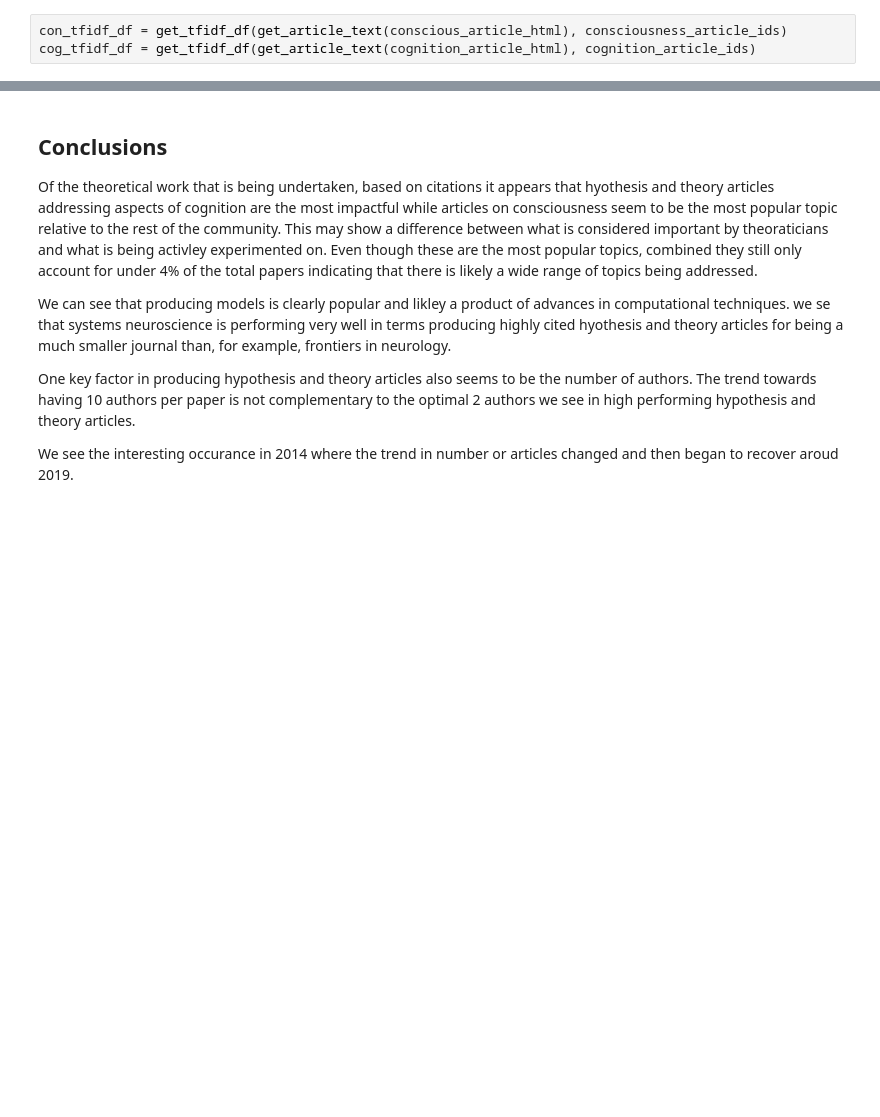
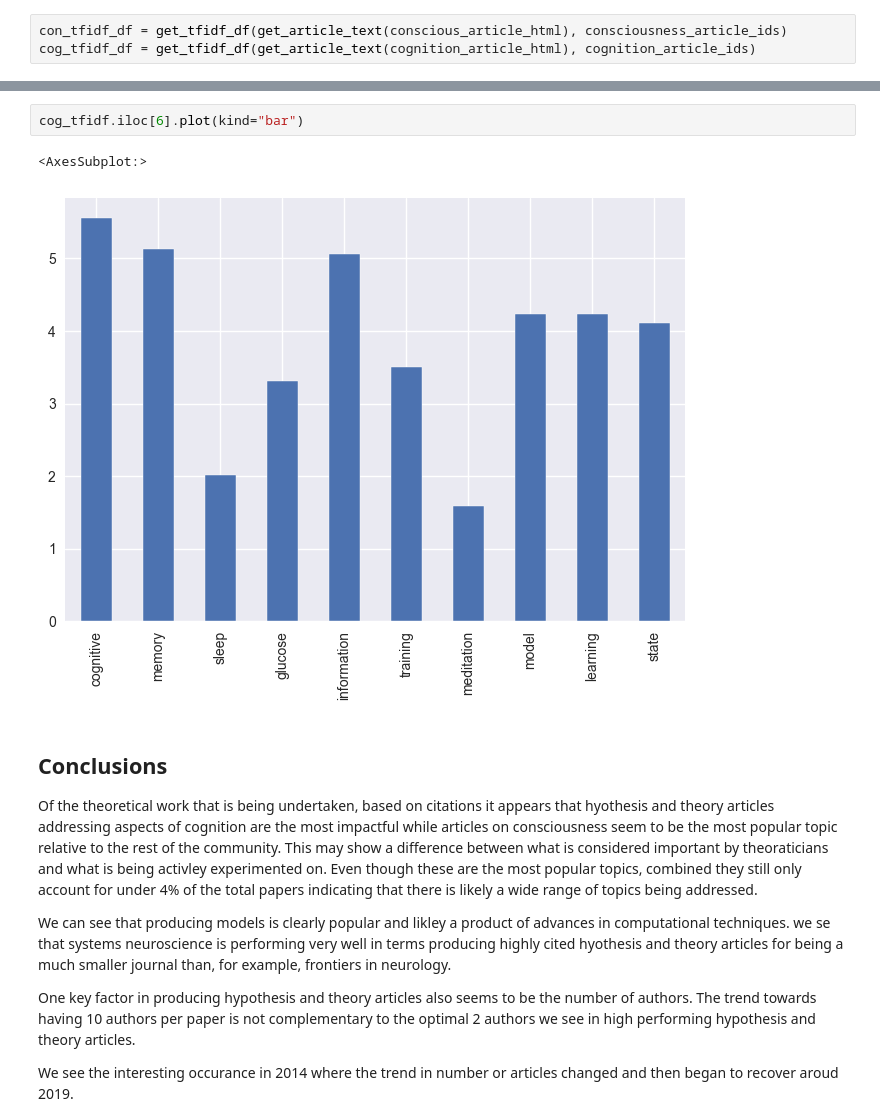
Before and after one commit to joshdev1/Frontiers, a Jupyter notebook: main_analysis/main_analysis.ipynb, the cells around one changed output, grey strips where cells are left out. Saved outputs shown, nothing was run; the diff lists cells and outputs as text; blank space fills up the shorter version.

```diff
--- a/main_analysis/main_analysis.ipynb
+++ b/main_analysis/main_analysis.ipynb
@@ -820,3 +818,8 @@ TF-IDF for target words in cognitive articles
+# %%
+cog_tfidf.iloc[6].plot(kind="bar")
+# %% [output]
+<AxesSubplot:>
+[figure, added]
 # %% [markdown]
 ## Conclusions
 Of the theoretical work that is being undertaken, based on citations it appears that hyothesis and theory articles addressing aspects of cognition are the most impactful while articles on consciousness seem to be the most popular topic relative to the rest of the community. This may show a difference between what is considered important by theoraticians and what is being activley experimented on. Even though these are the most popular topics, combined they still only account for under 4% of the total papers indicating that there is likely a wide range of topics being addressed.
```
Also changed, not shown: parts of 15 cells of this notebook.
